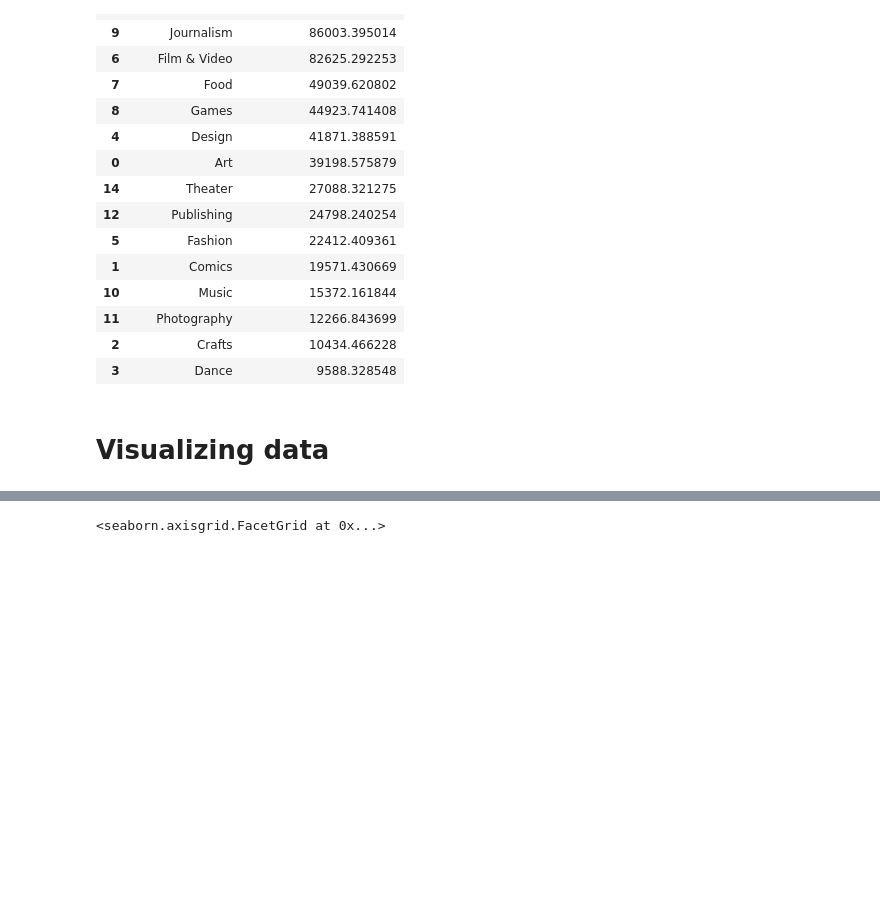
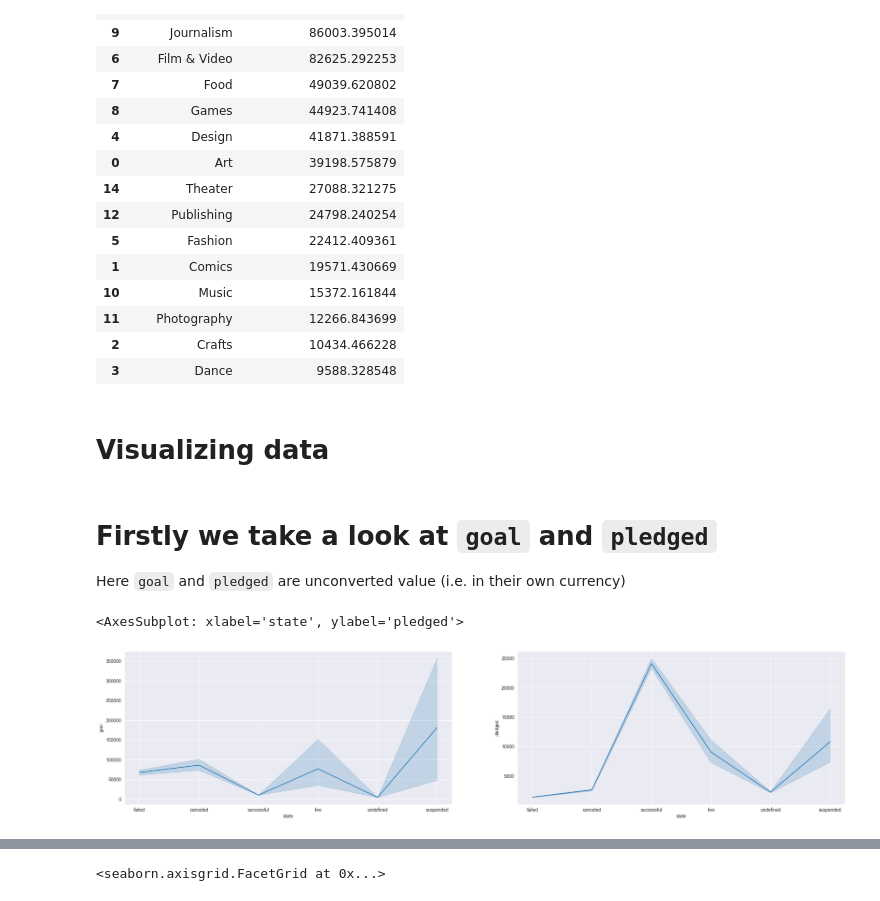
Before and after one commit to echo-cool/COMP3010J-Machine-Learning-Labs, a Jupyter notebook: Kickstarter Projects-20221019/Kickstarter.ipynb, the cells around one changed output, grey strips where cells are left out. Cells and saved outputs as stored; diff of their text form; code cells hidden in the pictures; blank space fills up the shorter version.

```diff
--- a/Kickstarter Projects-20221019/Kickstarter.ipynb
+++ b/Kickstarter Projects-20221019/Kickstarter.ipynb
@@ -139,3 +144,18 @@ df[['main_category', 'usd_goal_real_at_start']].groupby(['main_category'], as_in
 | 3 | Dance | 9588.328548 |
 # %% [markdown]
 # Visualizing data
+# %% [markdown]
+# Firstly we take a look at `goal` and `pledged`
+
+Here `goal` and `pledged` are unconverted value (i.e. in their own currency)
+# %%
+fig = plt.figure(figsize=(28,6))
+
+ax = fig.add_subplot(121)
+sns.lineplot(x='state', y='goal', data=df, ax=ax)
+
+ax = fig.add_subplot(122)
+sns.lineplot(x='state', y='pledged', data=df, ax=ax)
+# %% [output]
+<AxesSubplot: xlabel='state', ylabel='pledged'>
+[figure, added]
```
Also changed, not shown: parts of 38 cells of this notebook, 1 other file.
